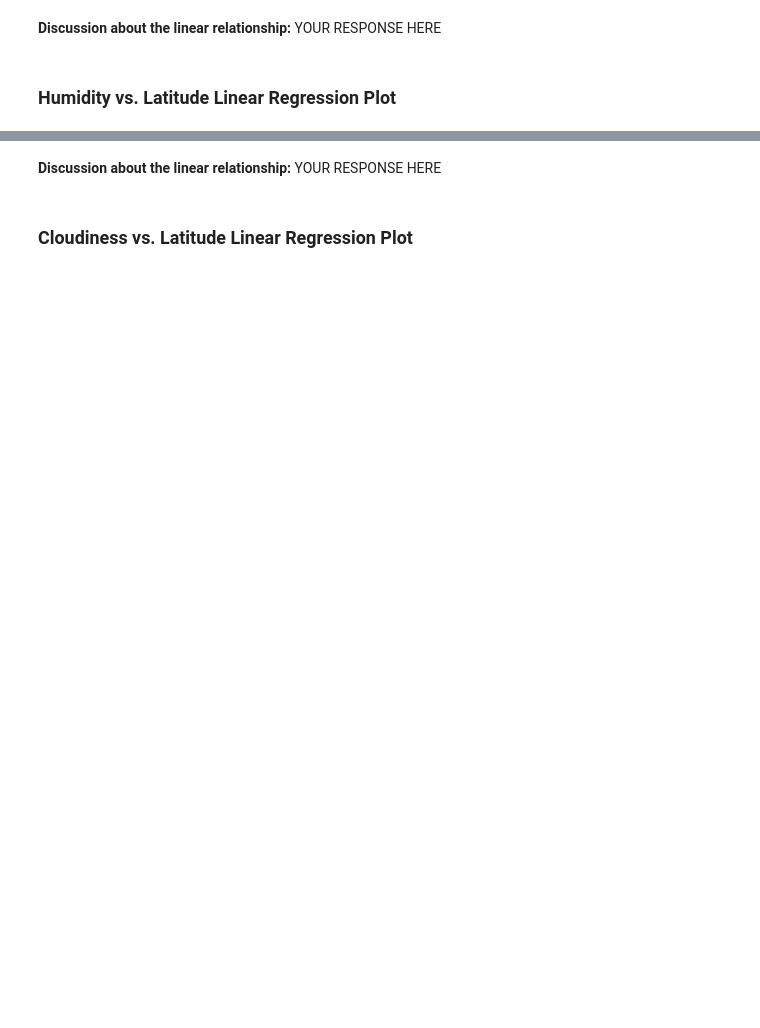
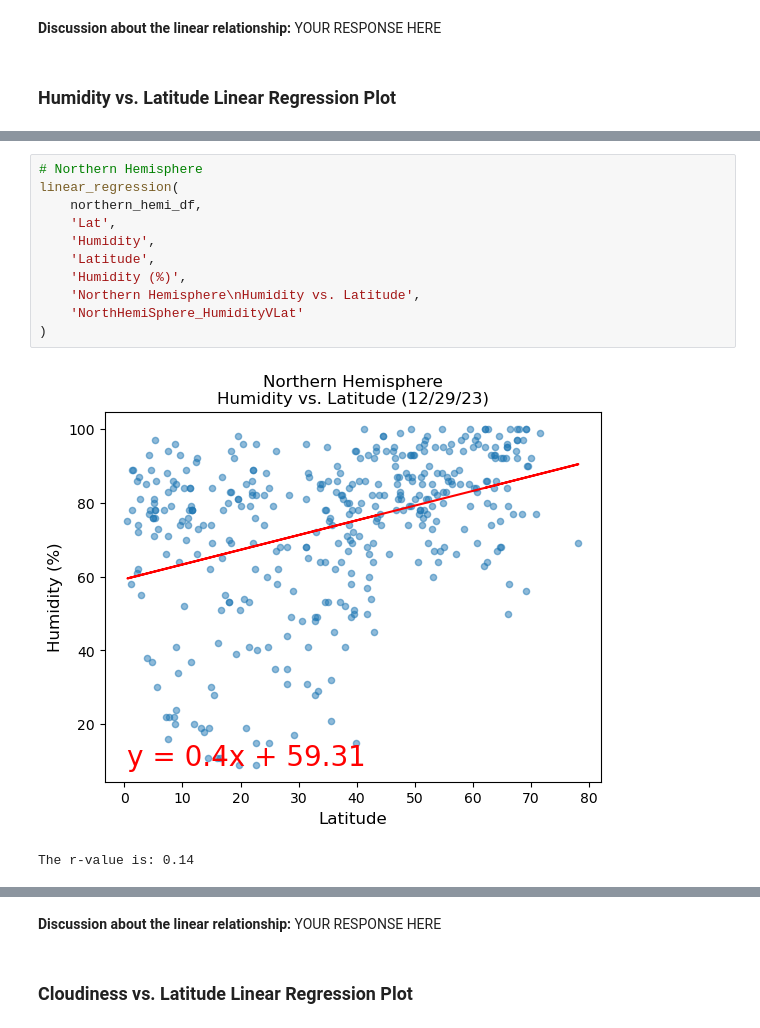
Before and after one commit to rene22m/python-api-challenge, a Jupyter notebook: WeatherPy/WeatherPyFinal.ipynb, the cells around one changed output, grey strips where cells are left out. Cells and saved outputs as stored; diff of their text form; blank space fills up the shorter version.

```diff
--- a/WeatherPy/WeatherPyFinal.ipynb
+++ b/WeatherPy/WeatherPyFinal.ipynb
@@ -343,0 +377,14 @@ The r-value is: 0.0002808747046324607
+# %%
+# Northern Hemisphere
+linear_regression(
+    northern_hemi_df,
+    'Lat',
+    'Humidity',
+    'Latitude',
+    'Humidity (%)',
+    'Northern Hemisphere\nHumidity vs. Latitude',
+    'NorthHemiSphere_HumidityVLat'
+)
+# %% [output]
+[figure, added]
+The r-value is: 0.14
```
Also changed, not shown: parts of 28 cells of this notebook, 15 other files.
